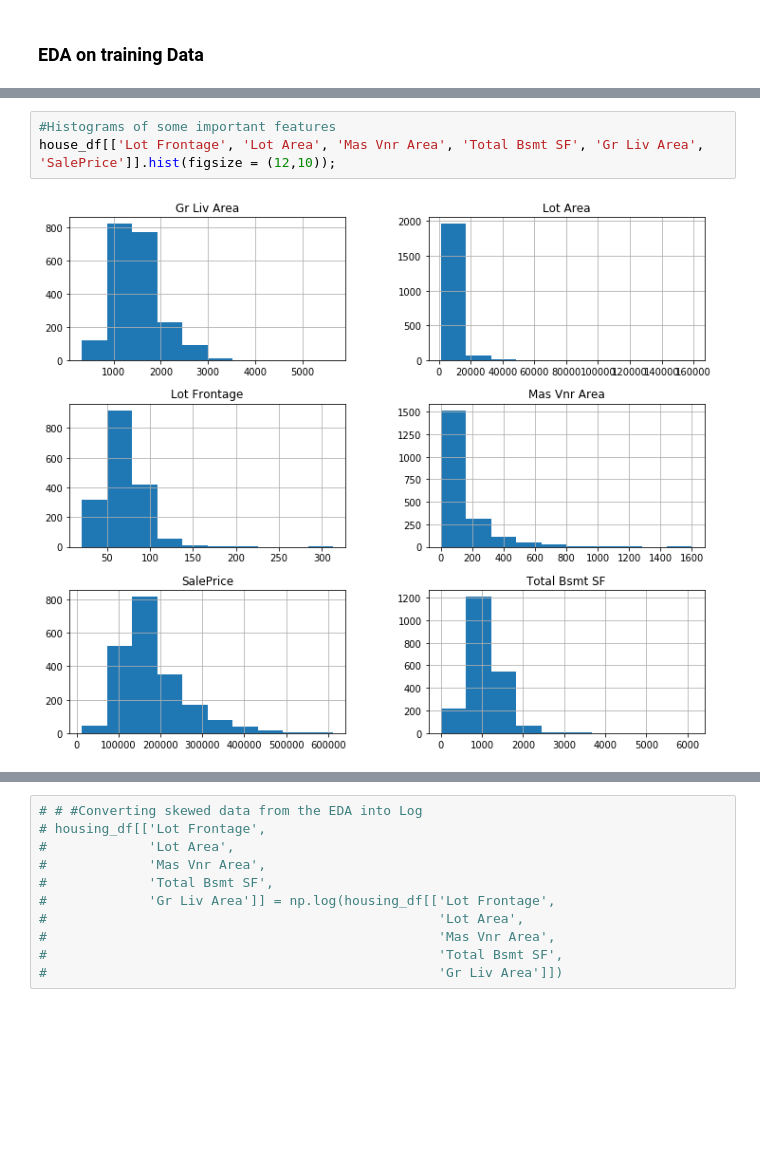
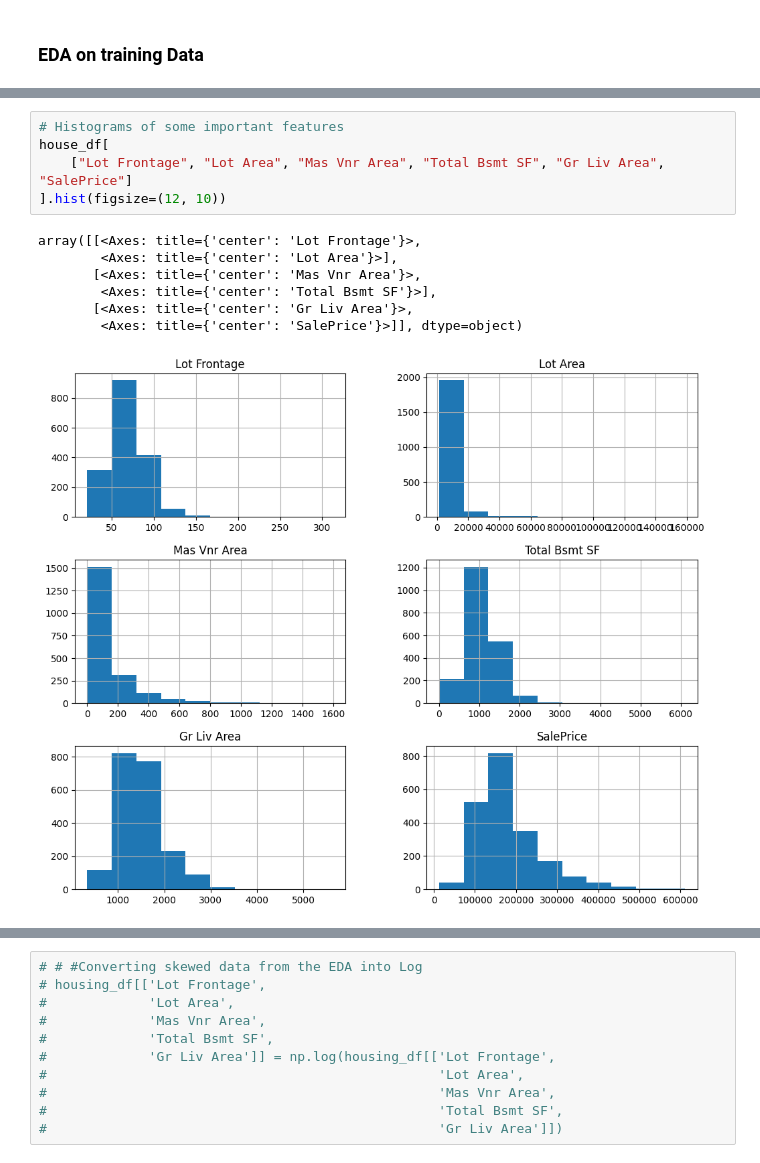
Before and after one commit to antonypaulson/AMES_Housing_Data_regression, a Jupyter notebook: Regression & EDA.ipynb, the cells around one changed output, grey strips where cells are left out. Saved outputs shown, nothing was run; the diff lists cells and outputs as text; blank space fills up the shorter version.

```diff
--- a/Regression & EDA.ipynb
+++ b/Regression & EDA.ipynb
@@ -31,6 +85,14 @@ sns.heatmap(house_df.corr(), annot = False, cmap = 'coolwarm');
 # %%
-#Histograms of some important features
-house_df[['Lot Frontage', 'Lot Area', 'Mas Vnr Area', 'Total Bsmt SF', 'Gr Liv Area', 'SalePrice']].hist(figsize = (12,10));
+# Histograms of some important features
+house_df[
+    ["Lot Frontage", "Lot Area", "Mas Vnr Area", "Total Bsmt SF", "Gr Liv Area", "SalePrice"]
+].hist(figsize=(12, 10))
 # %% [output]
+array([[<Axes: title={'center': 'Lot Frontage'}>,
+        <Axes: title={'center': 'Lot Area'}>],
+       [<Axes: title={'center': 'Mas Vnr Area'}>,
+        <Axes: title={'center': 'Total Bsmt SF'}>],
+       [<Axes: title={'center': 'Gr Liv Area'}>,
+        <Axes: title={'center': 'SalePrice'}>]], dtype=object)
-[figure, old version]
+[figure, new version]
 # %%
```
Also changed, not shown: parts of 38 cells of this notebook, 3 other files.
